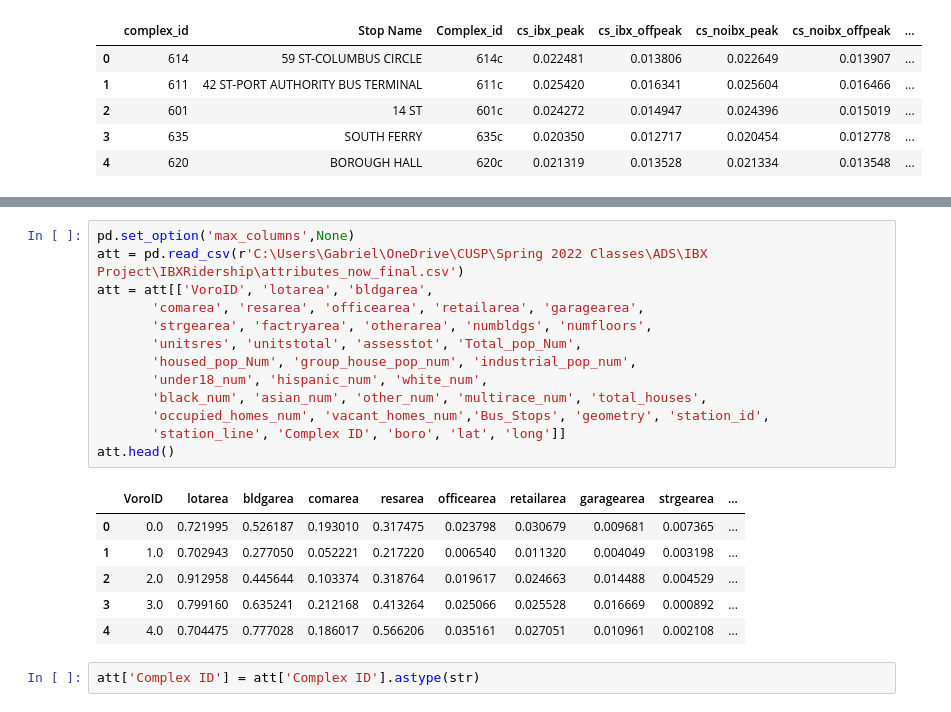
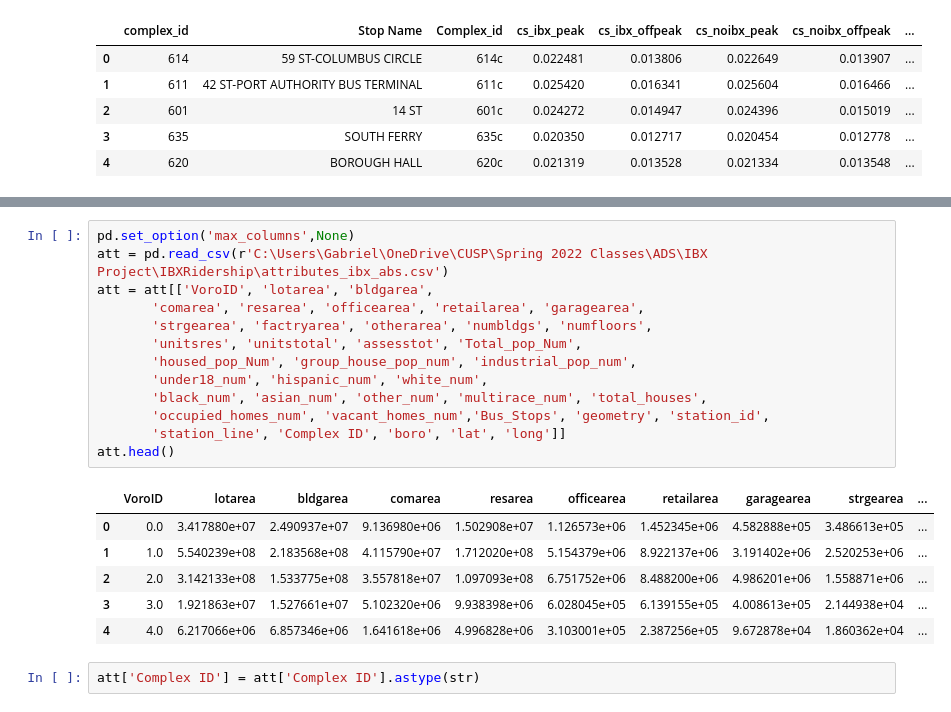
Before and after one commit to CUSPADS2022IBX/IBXRidership, a Jupyter notebook: merge_analysis.ipynb, the cells around one changed output, grey strips where cells are left out. Saved outputs shown, nothing was run; the diff lists cells and outputs as text.

```diff
--- a/merge_analysis.ipynb
+++ b/merge_analysis.ipynb
@@ -144,24 +145,24 @@ Index(['complex_id', 'Stop Name', 'Complex_id', 'cs_ibx_peak',
       dtype='object')
 # %%
 pd.set_option('max_columns',None)
-att = pd.read_csv(r'C:\Users\Gabriel\OneDrive\CUSP\Spring 2022 Classes\ADS\IBX Project\IBXRidership\attributes_now_final.csv')
+att = pd.read_csv(r'C:\Users\Gabriel\OneDrive\CUSP\Spring 2022 Classes\ADS\IBX Project\IBXRidership\attributes_ibx_abs.csv')
 att = att[['VoroID', 'lotarea', 'bldgarea',
        'comarea', 'resarea', 'officearea', 'retailarea', 'garagearea',
        'strgearea', 'factryarea', 'otherarea', 'numbldgs', 'numfloors',
        'unitsres', 'unitstotal', 'assesstot', 'Total_pop_Num',
        'housed_pop_Num', 'group_house_pop_num', 'industrial_pop_num',
        'under18_num', 'hispanic_num', 'white_num',
        'black_num', 'asian_num', 'other_num', 'multirace_num', 'total_houses',
        'occupied_homes_num', 'vacant_homes_num','Bus_Stops', 'geometry', 'station_id',
        'station_line', 'Complex ID', 'boro', 'lat', 'long']]
 att.head()
 # %% [output]
 |  | VoroID | lotarea | bldgarea | comarea | resarea | officearea | retailarea | garagearea | strgearea | ... |
-| 0 | 0.0 | 0.721995 | 0.526187 | 0.193010 | 0.317475 | 0.023798 | 0.030679 | 0.009681 | 0.007365 | ... |
-| 1 | 1.0 | 0.702943 | 0.277050 | 0.052221 | 0.217220 | 0.006540 | 0.011320 | 0.004049 | 0.003198 | ... |
-| 2 | 2.0 | 0.912958 | 0.445644 | 0.103374 | 0.318764 | 0.019617 | 0.024663 | 0.014488 | 0.004529 | ... |
-| 3 | 3.0 | 0.799160 | 0.635241 | 0.212168 | 0.413264 | 0.025066 | 0.025528 | 0.016669 | 0.000892 | ... |
-| 4 | 4.0 | 0.704475 | 0.777028 | 0.186017 | 0.566206 | 0.035161 | 0.027051 | 0.010961 | 0.002108 | ... |
+| 0 | 0.0 | 3.417880e+07 | 2.490937e+07 | 9.136980e+06 | 1.502908e+07 | 1.126573e+06 | 1.452345e+06 | 4.582888e+05 | 3.486613e+05 | ... |
+| 1 | 1.0 | 5.540239e+08 | 2.183568e+08 | 4.115790e+07 | 1.712020e+08 | 5.154379e+06 | 8.922137e+06 | 3.191402e+06 | 2.520253e+06 | ... |
+| 2 | 2.0 | 3.142133e+08 | 1.533775e+08 | 3.557818e+07 | 1.097093e+08 | 6.751752e+06 | 8.488200e+06 | 4.986201e+06 | 1.558871e+06 | ... |
+| 3 | 3.0 | 1.921863e+07 | 1.527661e+07 | 5.102320e+06 | 9.938398e+06 | 6.028045e+05 | 6.139155e+05 | 4.008613e+05 | 2.144938e+04 | ... |
+| 4 | 4.0 | 6.217066e+06 | 6.857346e+06 | 1.641618e+06 | 4.996828e+06 | 3.103001e+05 | 2.387256e+05 | 9.672878e+04 | 1.860362e+04 | ... |
 # %%
 att['Complex ID'] = att['Complex ID'].astype(str)
 # %%
```
Also changed, not shown: parts of 17 cells of this notebook, 5 other files.
